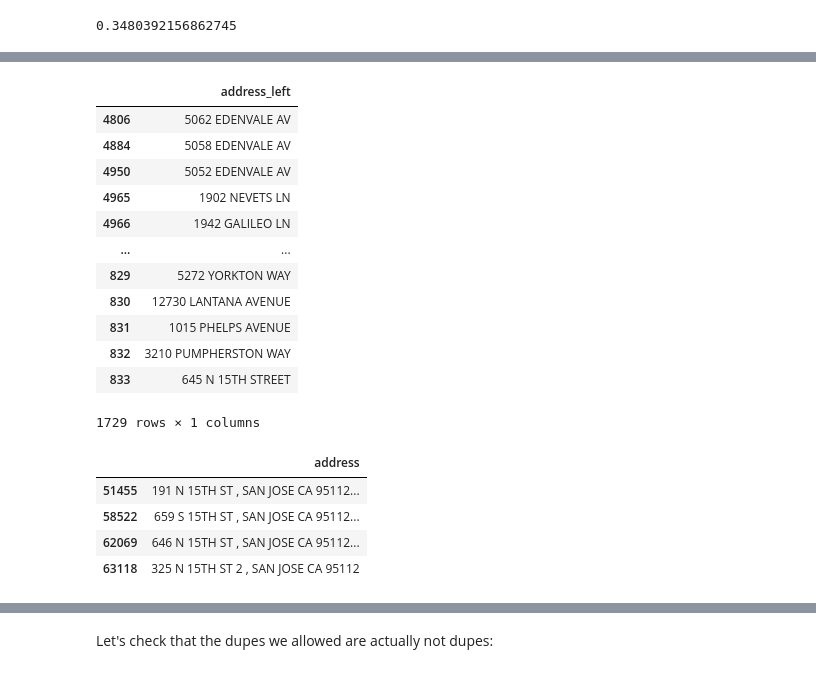
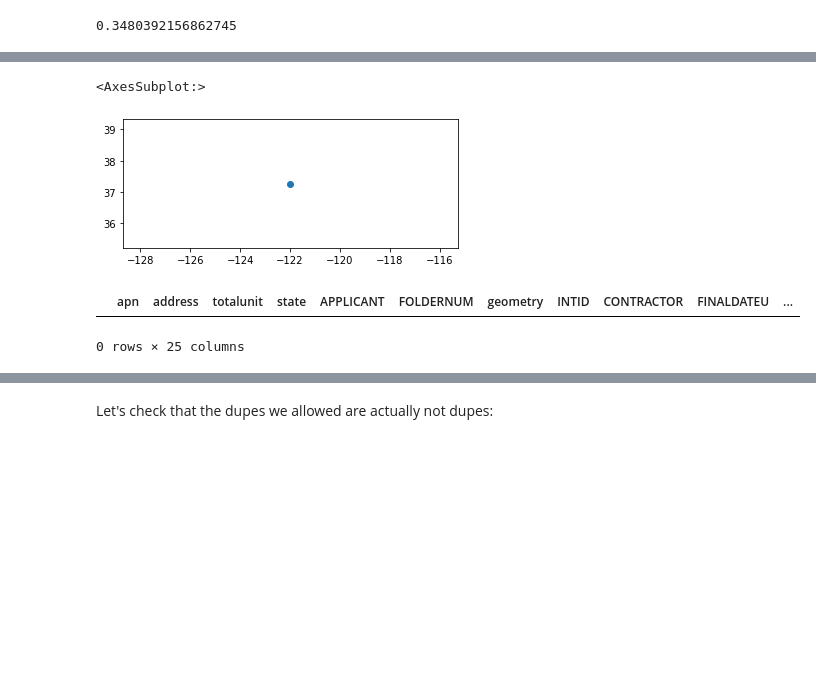
Before and after one commit to YIMBYdata/housing-elements, a Jupyter notebook: San Jose permits cleaning.ipynb, the cells around one changed output, grey strips where cells are left out. Saved outputs shown, nothing was run; the diff lists cells and outputs as text; code cells hidden in the pictures; blank space fills up the shorter version.

```diff
--- a/San Jose permits cleaning.ipynb
+++ b/San Jose permits cleaning.ipynb
@@ -125,28 +147,14 @@ merged_df[
-# %%
-merged_df[
-    merged_df['address_right'].isnull()
-][['address_left']]
-# %% [output]
-|  | address_left |
-| 4806 | 5062 EDENVALE AV |
-| 4884 | 5058 EDENVALE AV |
-| 4950 | 5052 EDENVALE AV |
-| 4965 | 1902 NEVETS LN |
-| 4966 | 1942 GALILEO LN |
-| ... | ... |
-| 829 | 5272 YORKTON WAY |
-| 830 | 12730 LANTANA AVENUE |
-| 831 | 1015 PHELPS AVENUE |
-| 832 | 3210 PUMPHERSTON WAY |
-| 833 | 645 N 15TH STREET |
-1729 rows × 1 columns
+# %%
+abag_permits_df[
+    abag_permits_df['address'].str.lower().str.contains('yorkton')
+].plot()
+# %% [output]
+<AxesSubplot:>
+[figure, added]
 # %%
 permits_df[
-    permits_df['address'].str.lower().str.contains('15th st')
-][['address']]
+    permits_df['address'].str.lower().str.contains('edenvale')
+]
 # %% [output]
-|  | address |
-| 51455 | 191 N 15TH ST , SAN JOSE CA 95112... |
-| 58522 | 659 S 15TH ST , SAN JOSE CA 95112... |
-| 62069 | 646 N 15TH ST , SAN JOSE CA 95112... |
-| 63118 | 325 N 15TH ST 2 , SAN JOSE CA 95112 |
+|  | apn | address | totalunit | state | APPLICANT | FOLDERNUM | geometry | INTID | CONTRACTOR | FINALDATEU | ... |
+0 rows × 25 columns
```
Also changed, not shown: parts of 37 cells of this notebook, 5 other files.
